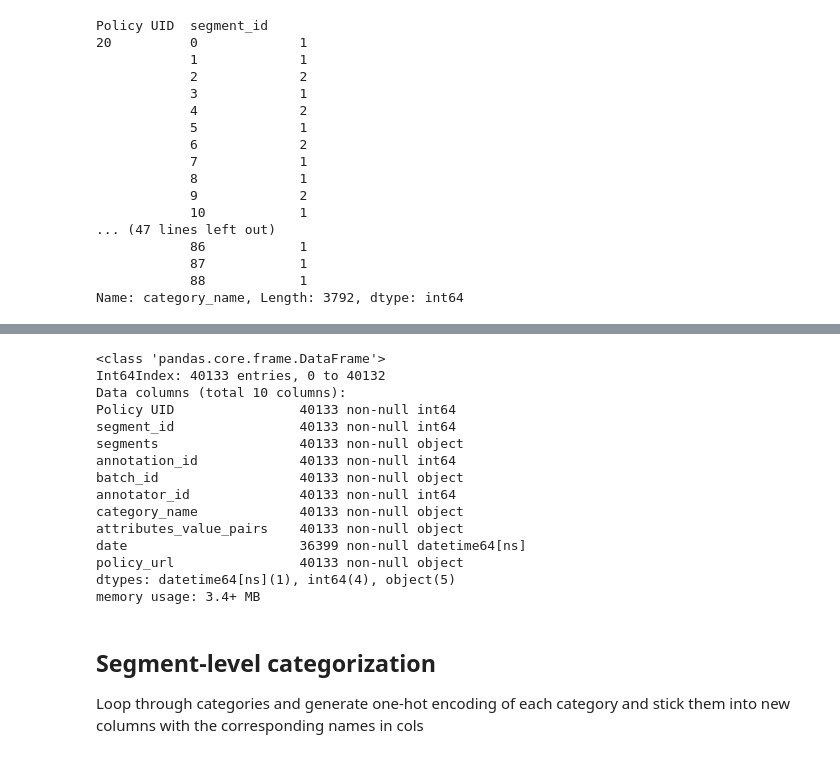
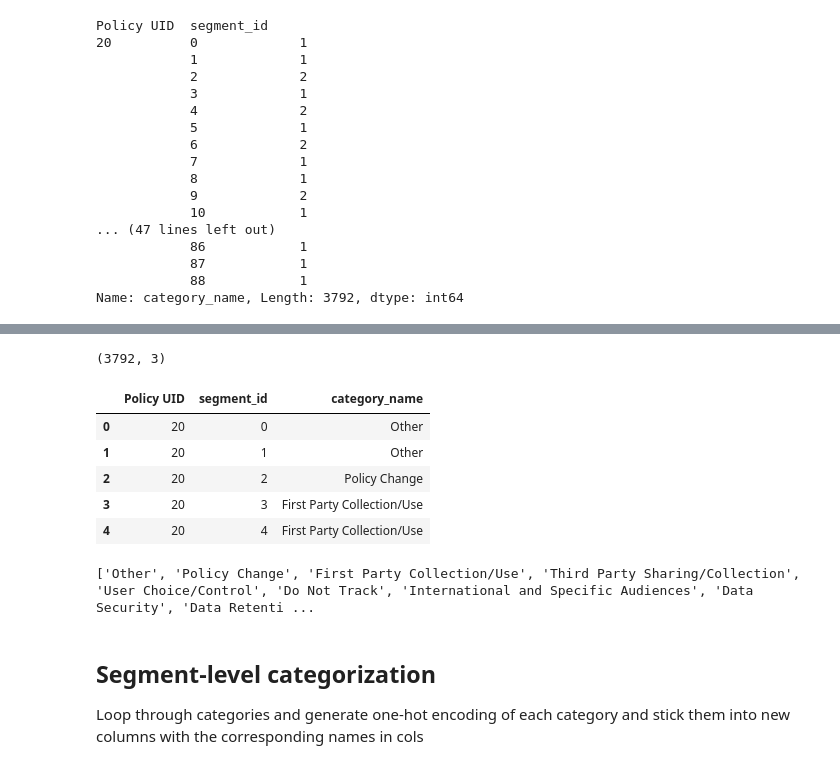
Before and after one commit to pmayostendorp/beforeiaccept, a Jupyter notebook: scripts/Binary Categories Development.ipynb, the cells around one changed output, grey strips where cells are left out. Cells and saved outputs as stored; diff of their text form; code cells hidden in the pictures.

```diff
--- a/scripts/Binary Categories Development.ipynb
+++ b/scripts/Binary Categories Development.ipynb
@@ -281,18 +194,14 @@ tmp2.head(100)#['category_name'].agg(lambda x: x.value_counts().index[0]))
-# %%
-tmp.info()
-# %% [output]
-<class 'pandas.core.frame.DataFrame'>
-Int64Index: 40133 entries, 0 to 40132
-Data columns (total 10 columns):
-Policy UID                40133 non-null int64
-segment_id                40133 non-null int64
-segments                  40133 non-null object
-annotation_id             40133 non-null int64
-batch_id                  40133 non-null object
-annotator_id              40133 non-null int64
-category_name             40133 non-null object
-attributes_value_pairs    40133 non-null object
-date                      36399 non-null datetime64[ns]
-policy_url                40133 non-null object
-dtypes: datetime64[ns](1), int64(4), object(5)
-memory usage: 3.4+ MB
+# %%
+#Get the mode of each segment
+mode_categories = joined.groupby(['Policy UID','segment_id']).agg(lambda x: x.value_counts().index[0])
+mode_categories = mode_categories.reset_index()
+print(mode_categories.shape)
+mode_categories.head()
+# %% [output]
+(3792, 3)
+|  | Policy UID | segment_id | category_name |
+| 0 | 20 | 0 | Other |
+| 1 | 20 | 1 | Other |
+| 2 | 20 | 2 | Policy Change |
+| 3 | 20 | 3 | First Party Collection/Use |
+| 4 | 20 | 4 | First Party Collection/Use |
@@ -299,5 +211,6 @@ memory usage: 3.4+ MB
 # %%
-categories = list(tmp2['category_name'].unique())
+categories = list(mode_categories['category_name'].unique())
+print(categories)
 cols = {'Other': 'other',
         'Policy Change': 'policy_change',
         'First Party Collection/Use': 'first_party_collection_use',
@@ -308,6 +221,8 @@ cols = {'Other': 'other',
         'Data Security': 'data_security',
         'Data Retention': 'data_retention',
         'User Access, Edit and Deletion': 'user_access_edit_deletion'}
+# %% [output]
+['Other', 'Policy Change', 'First Party Collection/Use', 'Third Party Sharing/Collection', 'User Choice/Control', 'Do Not Track', 'International and Specific Audiences', 'Data Security', 'Data Retenti ...
 # %% [markdown]
 ## Segment-level categorization
 Loop through categories and generate one-hot encoding of each category and stick them into new columns with the corresponding names in cols
```
Also changed, not shown: parts of 11 cells of this notebook.
